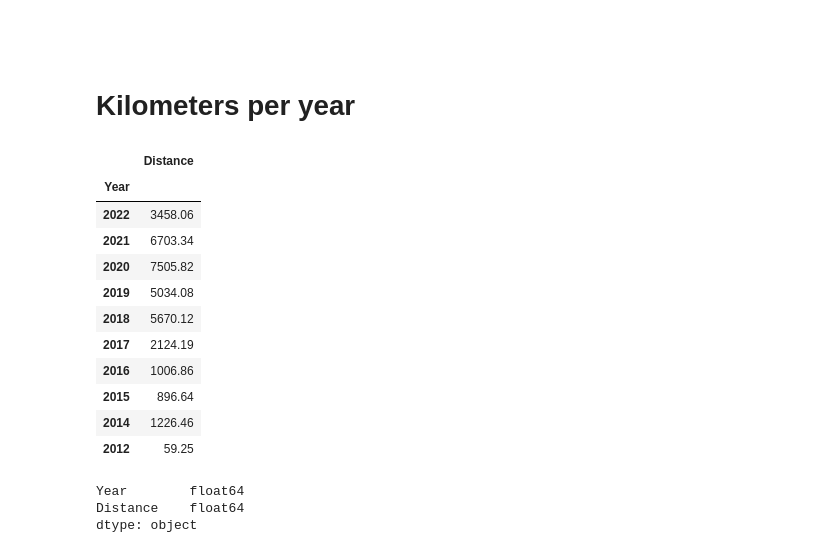
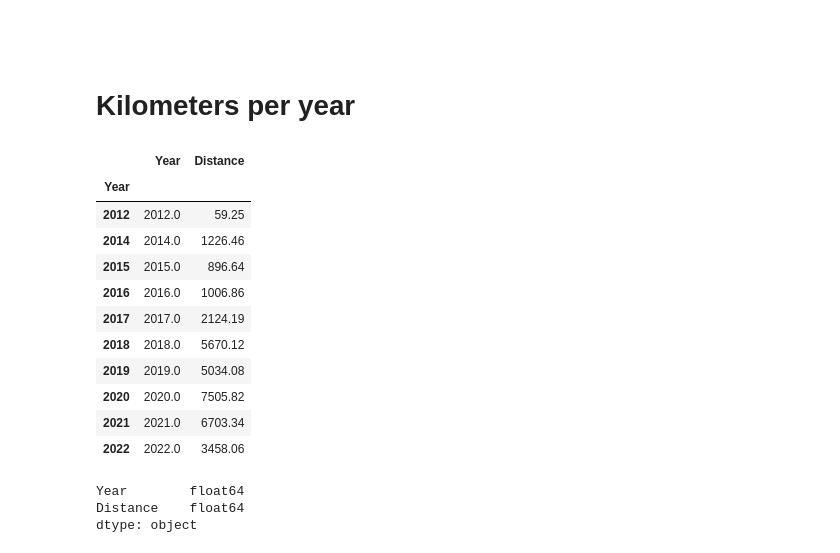
Before and after one commit to RadimJedlicka/my_garmin_data, a Jupyter notebook: cycling_activities.ipynb, the cells around one changed output. Cells and saved outputs as stored; diff of their text form; code cells hidden in the pictures.

```diff
--- a/cycling_activities.ipynb
+++ b/cycling_activities.ipynb
@@ -147,24 +147,25 @@ plt.show()
 # %%
 df['Year'] = pd.to_datetime(df['Date']).dt.year
 km_per_year = df[
     ['Year', 'Distance']
     ].groupby(df['Year']
     ).agg({'Year': 'mean', 'Distance': 'sum'}
     )
-km_per_year.iloc[::-1].drop('Year', axis=1)
+# km_per_year.iloc[::-1].drop('Year', axis=1)
+km_per_year
 # %% [output]
-|  | Distance |
-| Year |  |
-| 2022 | 3458.06 |
-| 2021 | 6703.34 |
-| 2020 | 7505.82 |
-| 2019 | 5034.08 |
-| 2018 | 5670.12 |
-| 2017 | 2124.19 |
-| 2016 | 1006.86 |
-| 2015 | 896.64 |
-| 2014 | 1226.46 |
-| 2012 | 59.25 |
+|  | Year | Distance |
+| Year |  |  |
+| 2012 | 2012.0 | 59.25 |
+| 2014 | 2014.0 | 1226.46 |
+| 2015 | 2015.0 | 896.64 |
+| 2016 | 2016.0 | 1006.86 |
+| 2017 | 2017.0 | 2124.19 |
+| 2018 | 2018.0 | 5670.12 |
+| 2019 | 2019.0 | 5034.08 |
+| 2020 | 2020.0 | 7505.82 |
+| 2021 | 2021.0 | 6703.34 |
+| 2022 | 2022.0 | 3458.06 |
 # %%
 km_per_year.dtypes
 # %% [output]
```
Also changed, not shown: parts of 10 cells of this notebook, 5 other files.
